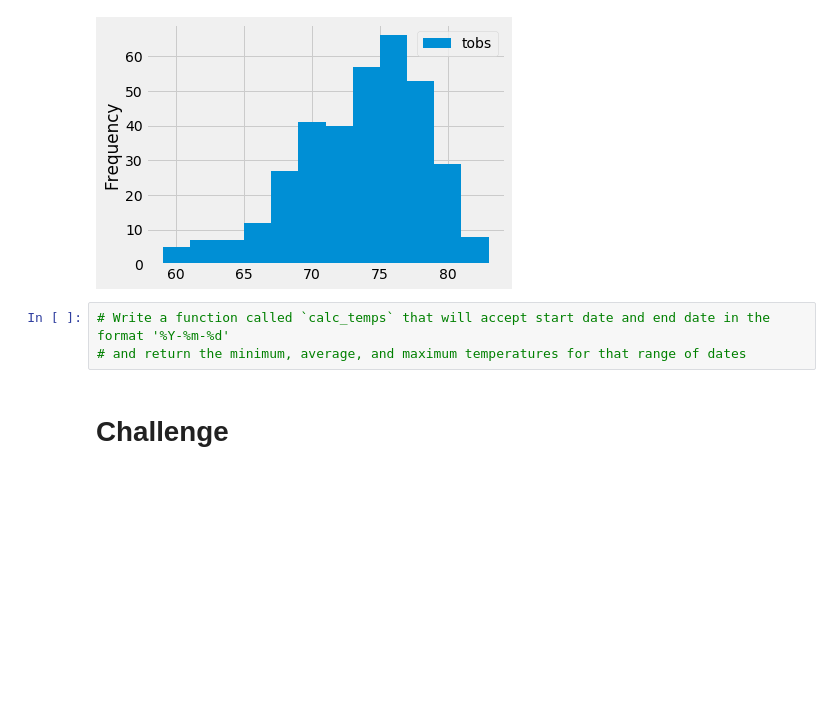
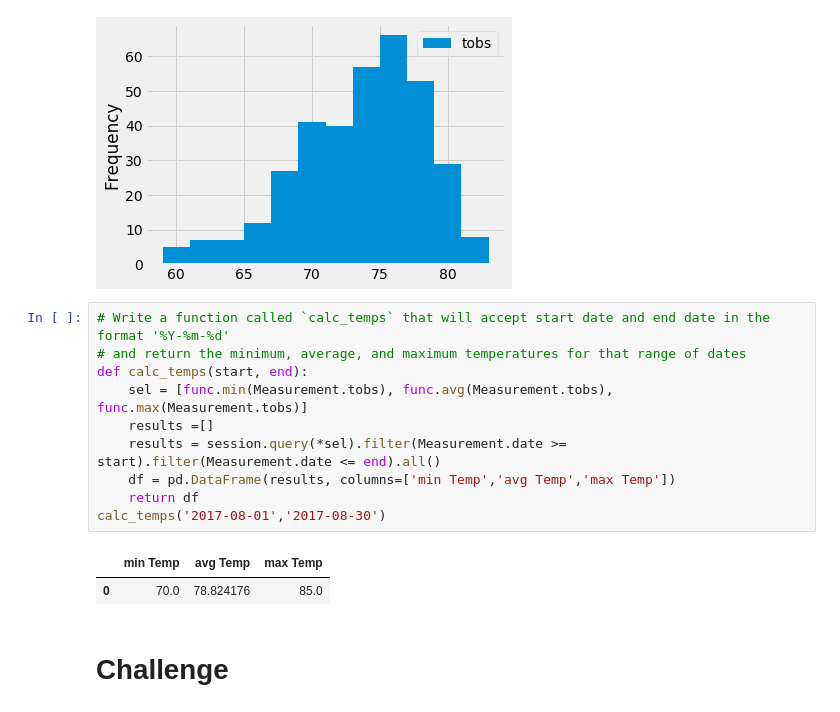
Before and after one commit to alyssavonyokes/surfs_up, a Jupyter notebook: climate_analysis.ipynb, the cells around one changed output. Drawn from its saved outputs; the diff is of its cells as text; blank space fills up the shorter version.

```diff
--- a/climate_analysis.ipynb
+++ b/climate_analysis.ipynb
@@ -112,5 +112,15 @@ plt.tight_layout()
 # %%
 # Write a function called `calc_temps` that will accept start date and end date in the format '%Y-%m-%d'
 # and return the minimum, average, and maximum temperatures for that range of dates
+def calc_temps(start, end):
+    sel = [func.min(Measurement.tobs), func.avg(Measurement.tobs), func.max(Measurement.tobs)]
+    results =[]
+    results = session.query(*sel).filter(Measurement.date >= start).filter(Measurement.date <= end).all()
+    df = pd.DataFrame(results, columns=['min Temp','avg Temp','max Temp'])
+    return df
+calc_temps('2017-08-01','2017-08-30')
+# %% [output]
+|  | min Temp | avg Temp | max Temp |
+| 0 | 70.0 | 78.824176 | 85.0 |
 # %% [markdown]
 # Challenge
```
